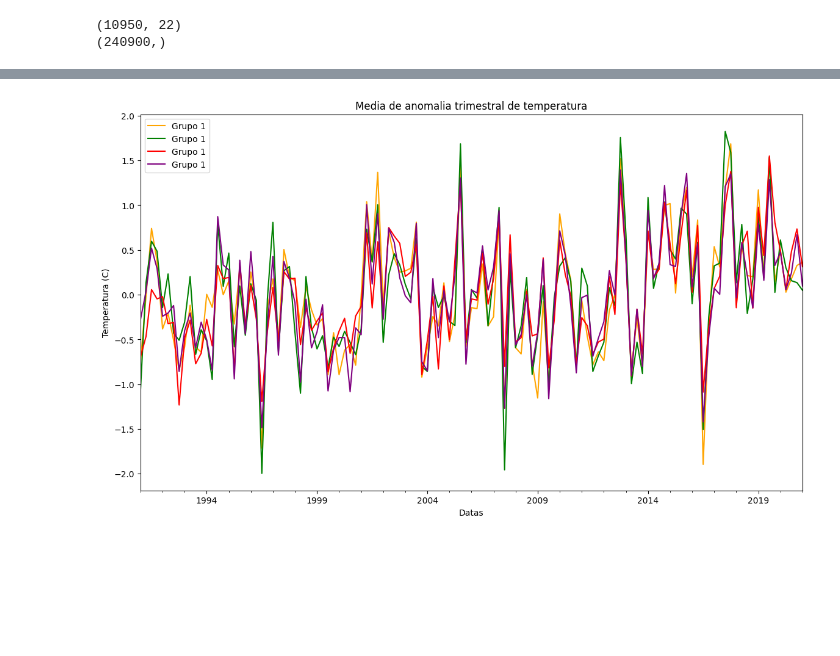
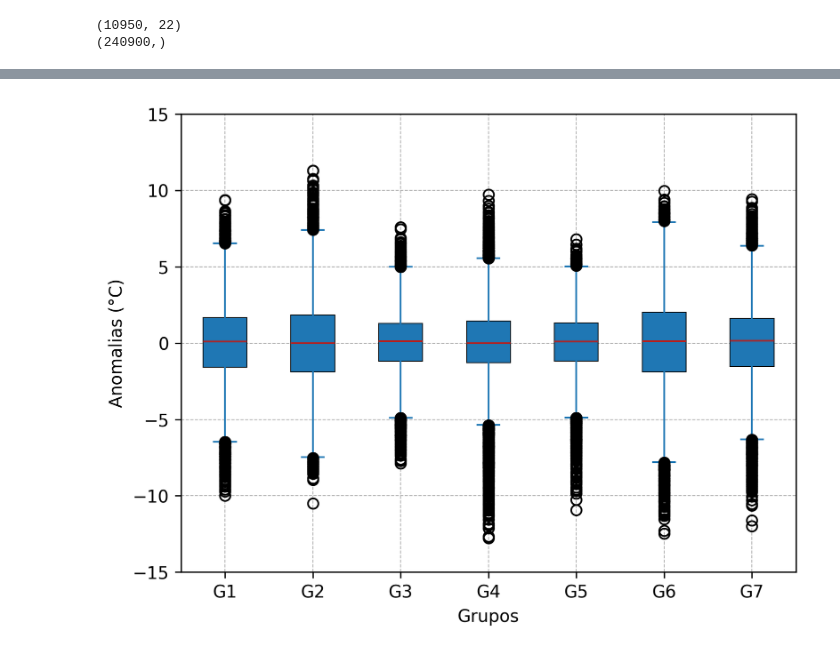
Before and after one commit to lucasdmarten/dissertacao, a Jupyter notebook: stations_parser_anomalys.ipynb, the cells around one changed output, grey strips where cells are left out. Saved outputs shown, nothing was run; the diff lists cells and outputs as text; code cells hidden in the pictures; blank space fills up the shorter version.

```diff
--- a/stations_parser_anomalys.ipynb
+++ b/stations_parser_anomalys.ipynb
@@ -285,12 +294,13 @@ from scipy.spatial.distance import pdist
 from scipy.cluster.hierarchy import fcluster
 
 labels = list(data.index)
-max_d = 293
+max_d = 235
 Z = linkage(pdist(data.values), 'ward')
 clusters = fcluster(Z,max_d,criterion='distance')
 
-fig = plt.figure(dpi=300)
+fig, ax = plt.subplots(1,2, figsize=(15,10), dpi=300, sharey=True)
 D = fancy_dendrogram(
+    ax[0],
     Z,
     truncate_mode='lastp',
     leaf_rotation=90.,
@@ -300,6 +310,19 @@ D = fancy_dendrogram(
     max_d=max_d,
     labels=labels,
 )
-plt.savefig('dendogram_ward.png')
+
+x, y = 0.03, 0.95
+for i, letter in enumerate(['A)', 'B)']):
+    ax[i].annotate(letter, xy=(x, y), xycoords='axes fraction', color='black', fontsize=14,
+                bbox=dict(facecolor='white', edgecolor='black', boxstyle='round,pad=0.3', alpha=0.7))
+    #x += 1.15  # Movendo para baixo para o próximo grupo
+
+last = Z[:,2]
+last = last[::-1]
+acceleration = np.diff(last, 2)
+ax[1].plot(list(range(len(last))), last)
+ax[1].axhline(y=max_d, c='k')
+ax[1].set_xlabel('Estágios')
+#plt.savefig('dendogram_elbow_ward.pdf', format='pdf', bbox_inches='tight')
 plt.show()
 # %% [output]
@@ -390,12 +387,34 @@ plt.show()
 # %%
-fig, ax = plt.subplots(1,1, figsize=(16,12), sharey=True, sharex=True)
-values_ward = groups_ward.resample('3m').mean()
-values_ward['G1'].plot(ax=ax, alpha=1, subplots=False, figsize=(14,8), ylabel='Temperatura (C)', xlabel='Datas', label='Grupo 1', color=group2color.get('G1'))
-values_ward['G2'].plot(ax=ax, alpha=1, subplots=False, figsize=(14,8), ylabel='Temperatura (C)', xlabel='Datas', label='Grupo 1', color=group2color.get('G2'))
-values_ward['G3'].plot(ax=ax, alpha=1, subplots=False, figsize=(14,8), ylabel='Temperatura (C)', xlabel='Datas', label='Grupo 1', color=group2color.get('G3'))
-values_ward['G4'].plot(ax=ax, alpha=1, subplots=False, figsize=(14,8), ylabel='Temperatura (C)', xlabel='Datas', label='Grupo 1', color=group2color.get('G4'))
-ax.legend()
-plt.title('Media de anomalia trimestral de temperatura')
-plt.savefig('groups_temperature_seasonal_ward.png')
+import matplotlib.pyplot as plt
+
+fig, ax = plt.subplots(1, 1, dpi=300, sharex=True)
+values_ward = groups_ward #.resample('Y').mean()
+
+# Plotando os boxplots com cores diferentes
+boxprops = dict(linestyle='-', linewidth=.5, color='k')
+medianprops = dict(linestyle='-', linewidth=1, color='firebrick')
+colors = ['lightblue', 'lightgreen', 'lightcoral', 'lightpink', 'lightyellow']
+
+values_ward[['G1', 'G2', 'G3', 'G4', 'G5', 'G6', 'G7']].plot.box(
+        ax=ax,
+        subplots=False,
+        sharey=True,
+        sharex=True,
+        boxprops=boxprops,
+        medianprops=medianprops,
+        patch_artist=True
+)
+
+for patch, color in zip(ax.artists, colors):
+        patch.set_facecolor(color)
+
+ax.set_ylim(-15, 15)
+ax.set_xlabel('Grupos')
+ax.set_ylabel('Anomalias (°C)', fontsize=10)
+#ax.set_title('Média de anomalia trimestral de temperatura')
+ax.grid(True, linestyle='--', linewidth=0.5)
+
+#plt.savefig('boxplot_temperature_ward.pdf', format='pdf', bbox_inches='tight')
+plt.show()
 # %% [output]
-[figure, old version]
+[figure, new version]
```
Also changed, not shown: parts of 40 cells of this notebook, 17 other files.
